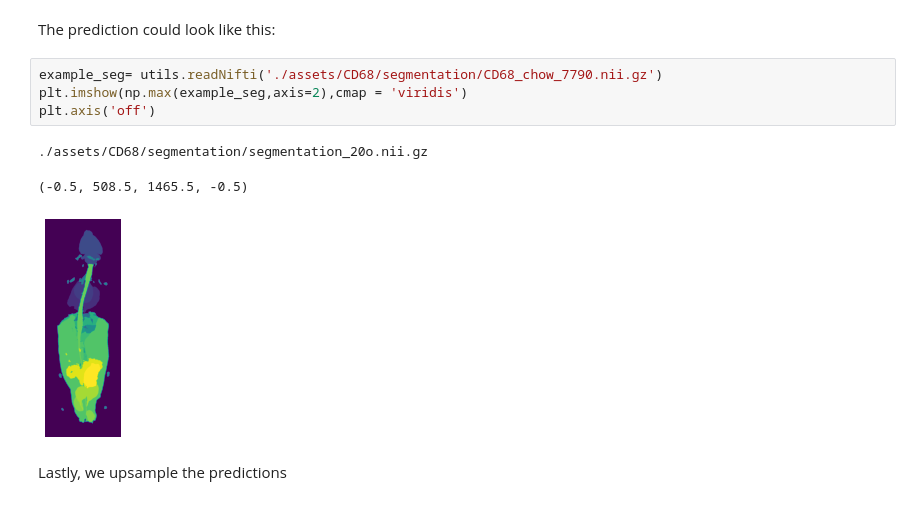
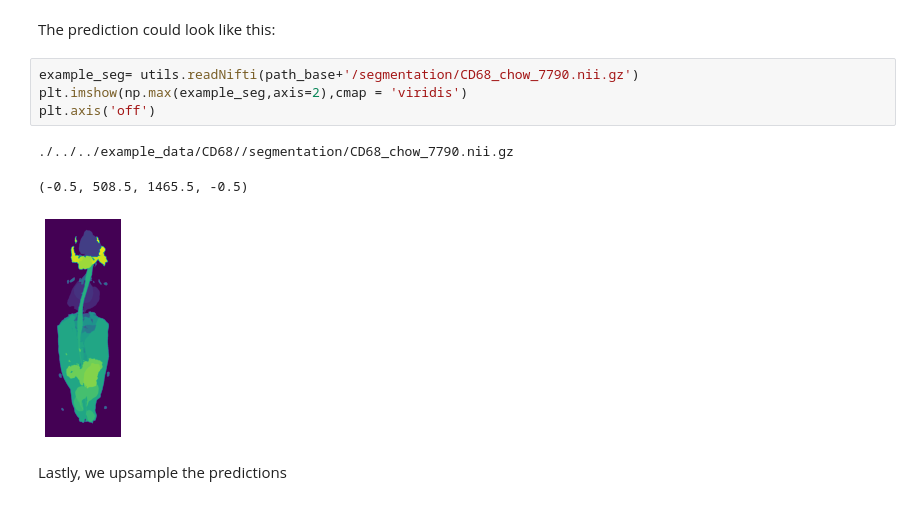
Before and after one commit to erturklab/mouseMapper, a Jupyter notebook: Tissue_Module/Organ_Segmentation.ipynb, the cells around one changed output. Saved outputs shown, nothing was run; the diff lists cells and outputs as text.

Commit message:
Updated example ipynb and requirements

```diff
--- a/Tissue_Module/Organ_Segmentation.ipynb
+++ b/Tissue_Module/Organ_Segmentation.ipynb
@@ -71,13 +71,13 @@ utils.postprocess_predictions(folder_out_pred_nnUNET)
 # %% [markdown]
 The prediction could look like this:
 # %%
-example_seg= utils.readNifti('./assets/CD68/segmentation/CD68_chow_7790.nii.gz')
+example_seg= utils.readNifti(path_base+'/segmentation/CD68_chow_7790.nii.gz')
 plt.imshow(np.max(example_seg,axis=2),cmap = 'viridis')
 plt.axis('off')
 # %% [output]
-./assets/CD68/segmentation/segmentation_20o.nii.gz
+./../../example_data/CD68//segmentation/CD68_chow_7790.nii.gz
 (-0.5, 508.5, 1465.5, -0.5)
-[figure, old version]
+[figure, new version]
 # %% [markdown]
 Lastly, we upsample the predictions
 # %%
```
Also changed, not shown: parts of 2 cells of this notebook, 2 other files.
